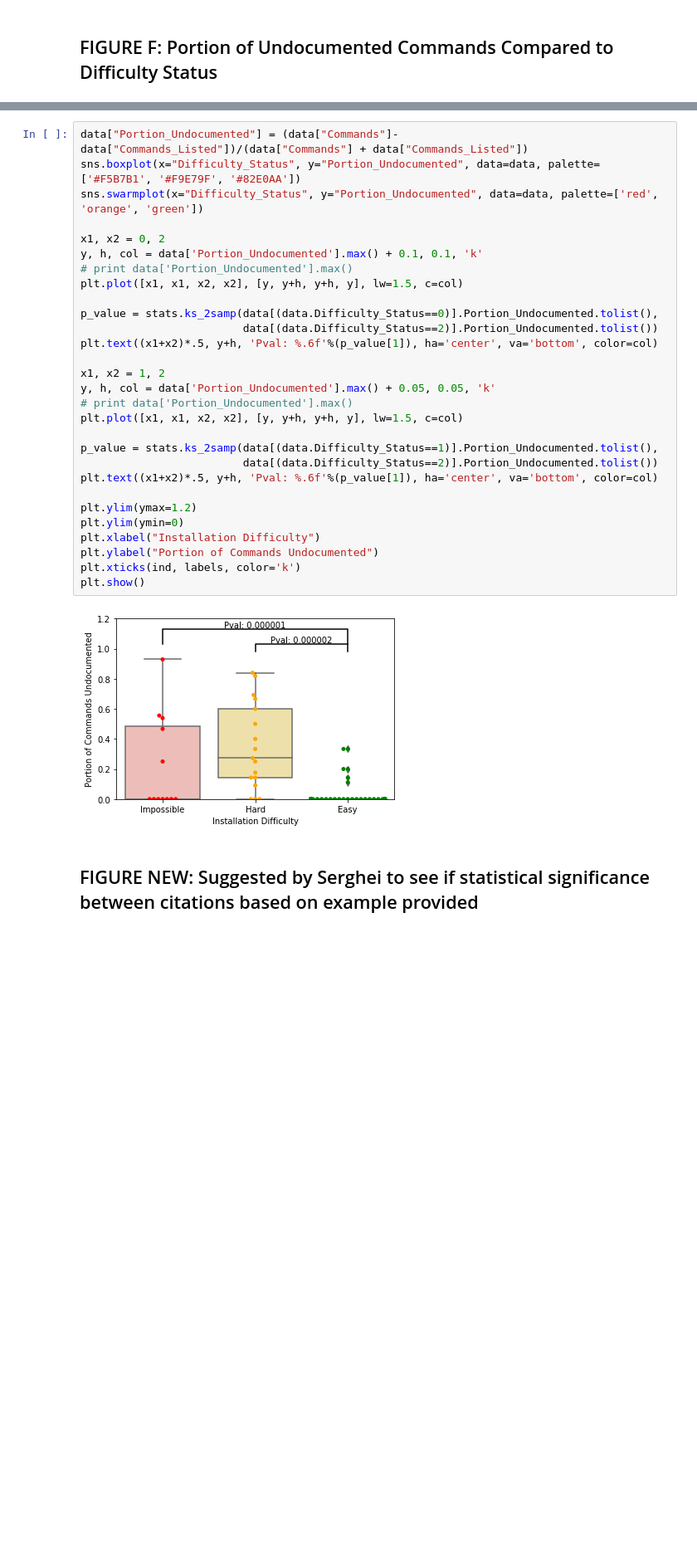
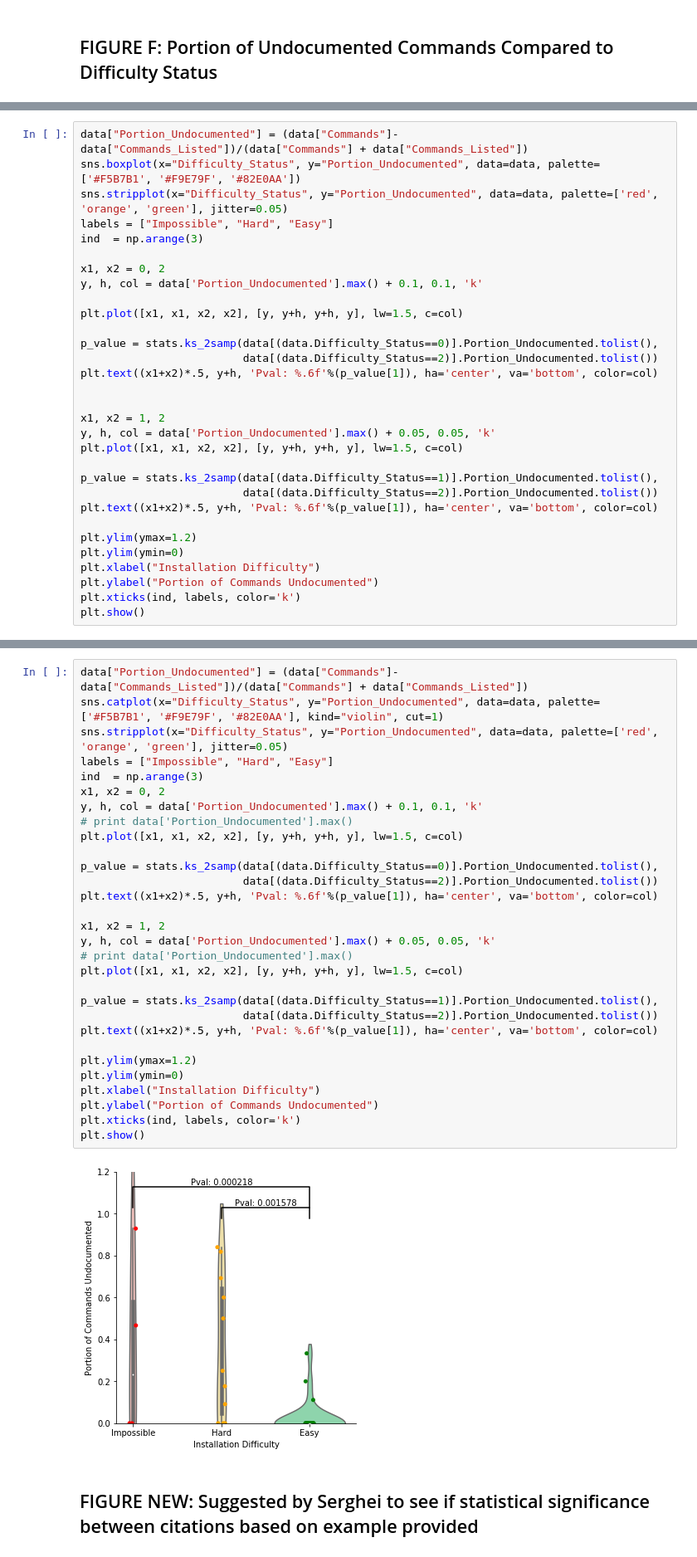
Before and after one commit to xubeisi/good.software, a Jupyter notebook: analysis/figure2_notebook.ipynb, the cells around one changed output, grey strips where cells are left out. Shown: that part at 83% size. Cells and saved outputs as stored; diff of their text form; blank space fills up the shorter version.

Commit message:
images for opinions

```diff
--- a/analysis/figure2_notebook.ipynb
+++ b/analysis/figure2_notebook.ipynb
@@ -538,0 +550,31 @@ data.head(10)
+# %%
+data["Portion_Undocumented"] = (data["Commands"]-data["Commands_Listed"])/(data["Commands"] + data["Commands_Listed"])
+sns.boxplot(x="Difficulty_Status", y="Portion_Undocumented", data=data, palette=['#F5B7B1', '#F9E79F', '#82E0AA'])
+sns.stripplot(x="Difficulty_Status", y="Portion_Undocumented", data=data, palette=['red', 'orange', 'green'], jitter=0.05)
+labels = ["Impossible", "Hard", "Easy"]
+ind  = np.arange(3)
+
+x1, x2 = 0, 2
+y, h, col = data['Portion_Undocumented'].max() + 0.1, 0.1, 'k'
+
+plt.plot([x1, x1, x2, x2], [y, y+h, y+h, y], lw=1.5, c=col)
+
+p_value = stats.ks_2samp(data[(data.Difficulty_Status==0)].Portion_Undocumented.tolist(),
+                         data[(data.Difficulty_Status==2)].Portion_Undocumented.tolist())
+plt.text((x1+x2)*.5, y+h, 'Pval: %.6f'%(p_value[1]), ha='center', va='bottom', color=col)
+
+
+x1, x2 = 1, 2
+y, h, col = data['Portion_Undocumented'].max() + 0.05, 0.05, 'k'
+plt.plot([x1, x1, x2, x2], [y, y+h, y+h, y], lw=1.5, c=col)
+
+p_value = stats.ks_2samp(data[(data.Difficulty_Status==1)].Portion_Undocumented.tolist(),
+                         data[(data.Difficulty_Status==2)].Portion_Undocumented.tolist())
+plt.text((x1+x2)*.5, y+h, 'Pval: %.6f'%(p_value[1]), ha='center', va='bottom', color=col)
+
+plt.ylim(ymax=1.2)
+plt.ylim(ymin=0)
+plt.xlabel("Installation Difficulty")
+plt.ylabel("Portion of Commands Undocumented")
+plt.xticks(ind, labels, color='k')
+plt.show()
@@ -539,34 +583,35 @@ data.head(10)
 # %%
 data["Portion_Undocumented"] = (data["Commands"]-data["Commands_Listed"])/(data["Commands"] + data["Commands_Listed"])
-sns.boxplot(x="Difficulty_Status", y="Portion_Undocumented", data=data, palette=['#F5B7B1', '#F9E79F', '#82E0AA'])
-sns.swarmplot(x="Difficulty_Status", y="Portion_Undocumented", data=data, palette=['red', 'orange', 'green'])
-
+sns.catplot(x="Difficulty_Status", y="Portion_Undocumented", data=data, palette=['#F5B7B1', '#F9E79F', '#82E0AA'], kind="violin", cut=1)
+sns.stripplot(x="Difficulty_Status", y="Portion_Undocumented", data=data, palette=['red', 'orange', 'green'], jitter=0.05)
+labels = ["Impossible", "Hard", "Easy"]
+ind  = np.arange(3)
 x1, x2 = 0, 2
 y, h, col = data['Portion_Undocumented'].max() + 0.1, 0.1, 'k'
 # print data['Portion_Undocumented'].max()
 plt.plot([x1, x1, x2, x2], [y, y+h, y+h, y], lw=1.5, c=col)
 
 p_value = stats.ks_2samp(data[(data.Difficulty_Status==0)].Portion_Undocumented.tolist(),
                          data[(data.Difficulty_Status==2)].Portion_Undocumented.tolist())
 plt.text((x1+x2)*.5, y+h, 'Pval: %.6f'%(p_value[1]), ha='center', va='bottom', color=col)
 
 x1, x2 = 1, 2
 y, h, col = data['Portion_Undocumented'].max() + 0.05, 0.05, 'k'
 # print data['Portion_Undocumented'].max()
 plt.plot([x1, x1, x2, x2], [y, y+h, y+h, y], lw=1.5, c=col)
 
 p_value = stats.ks_2samp(data[(data.Difficulty_Status==1)].Portion_Undocumented.tolist(),
                          data[(data.Difficulty_Status==2)].Portion_Undocumented.tolist())
 plt.text((x1+x2)*.5, y+h, 'Pval: %.6f'%(p_value[1]), ha='center', va='bottom', color=col)
 
 plt.ylim(ymax=1.2)
 plt.ylim(ymin=0)
 plt.xlabel("Installation Difficulty")
 plt.ylabel("Portion of Commands Undocumented")
 plt.xticks(ind, labels, color='k')
 plt.show()
 # %% [output]
-[figure, old version]
+[figure, new version]
 # %% [markdown]
 ## FIGURE NEW: Suggested by Serghei to see if statistical significance between citations based on example provided
 # %%
```
Also changed, not shown: parts of 8 cells of this notebook.
